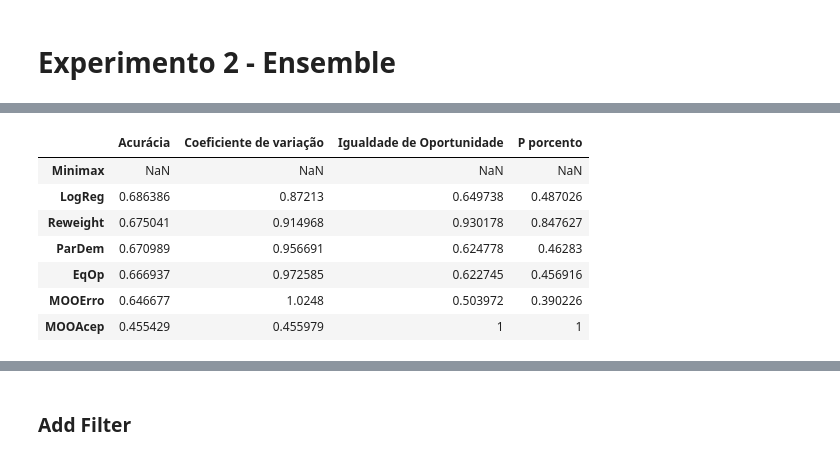
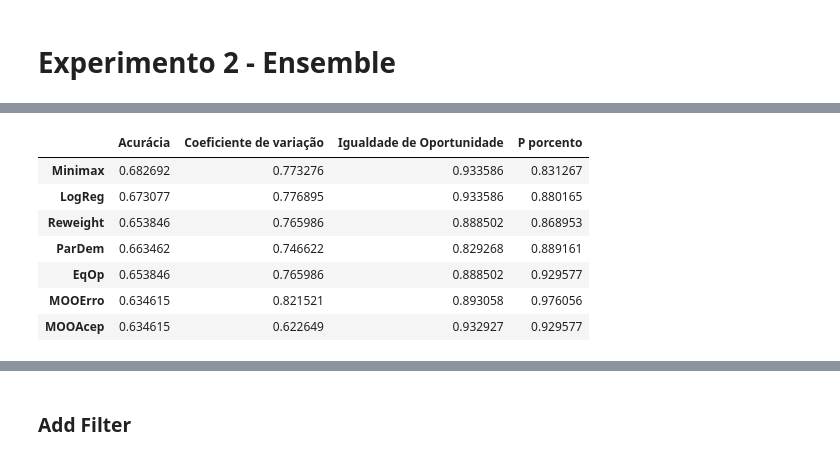
Before and after one commit to viguardieiro/moopt_fairness, a Jupyter notebook: Experimentos - Diversidade e Ensemble.ipynb, the cells around one changed output, grey strips where cells are left out. Saved outputs shown, nothing was run; the diff lists cells and outputs as text; code cells hidden in the pictures.

```diff
--- a/Experimentos - Diversidade e Ensemble.ipynb
+++ b/Experimentos - Diversidade e Ensemble.ipynb
@@ -42,13 +43,13 @@ line_color = {'Minimax': '#c9997e', 'LogReg':'#f781bf', 'Reweight':'#94cf92',
 #fair_feature = "not_white"
 #pred_feature = "Two_yr_Recidivism"
 
-#data = pd.read_csv("Datasets - Limpos/german.csv")
-#fair_feature = "Sex"
-#pred_feature = "Risk"
+data = pd.read_csv("Datasets - Limpos/german.csv")
+fair_feature = "Sex"
+pred_feature = "Risk"
 
-data = pd.read_csv("Datasets - Limpos/adult.csv")
-fair_feature = "race"
-pred_feature = "income"
+#data = pd.read_csv("Datasets - Limpos/adult.csv")
+#fair_feature = "race"
+#pred_feature = "income"
 # %%
 categories_fair_class = []
 
@@ -57,3 +58,8 @@ for index, row in data.iterrows():
         categories_fair_class.append(row[fair_feature])
     else:
         categories_fair_class.append(row[fair_feature]+2)
+# %%
+random1 = random.randint(0, 1000)
+print(random1)
+random2 = random.randint(0, 1000)
+print(random2)
@@ -61,11 +70,12 @@ for index, row in data.iterrows():
 X = data.drop([pred_feature], axis=1)
 y = data[pred_feature]
 
-X_tv, X_test, y_tv, y_test = train_test_split(X, y, test_size=int(data.shape[0]*0.2),stratify=categories_fair_class)
+X_tv, X_test, y_tv, y_test = train_test_split(X, y, test_size=int(data.shape[0]*0.2),stratify=categories_fair_class,
+                                             random_state=random1)
 
 ads = [categories_fair_class[i] for i in range(data.shape[0]) if i in X_tv.index.tolist()]
 X_train, X_val, y_train, y_val = train_test_split(X_tv, y_tv, test_size=int(data.shape[0]*0.2),
-                                                  stratify=ads)
+                                                  stratify=ads, random_state=random2)
 # %%
 other_solutions_list = {'Minimax': [], 'LogReg':[], 'Reweight':[], 'ParDem':[], 'EqOp':[]}
 # %% [markdown]
@@ -1110,8 +1102,11 @@ FigureWidget({
 # %%
 metrics = ['Acurácia', 'Coeficiente de variação', 'Igualdade de Oportunidade', 'P porcento']
 methods = ['Minimax', 'LogReg', 'Reweight', 'ParDem', 'EqOp', 'MOOErro','MOOAcep']
+map_labels = {'Acc': 'Acurácia', 'CV': 'Coeficiente de variação', 'EO': 'Igualdade de Oportunidade',
+               'DP': 'P porcento'}
 
 ens_resuls = pd.DataFrame(index=[method for method in methods], columns=metrics)
+
 
 # Filtrar indexes de acordo com o gráfico
 selected_idx = metrics_all.index
@@ -1120,7 +1115,7 @@ for dimension in fig.data[0]['dimensions']:
     constr = dimension['constraintrange']
     curr_pd = metrics_all.loc[selected_idx,:]
     if constr is not None:
-        selected_idx = curr_pd[(curr_pd[label]>=constr[0])&(curr_pd[label]<=constr[1])].index
+        selected_idx = curr_pd[(curr_pd[map_labels[label]]>=constr[0])&(curr_pd[map_labels[label]]<=constr[1])].index
 
 # Gerar ensembles:
 
@@ -1131,42 +1126,45 @@ models_moo_err = [("Model "+str(idx), moo_model.x)
             if ind_moo_err_min+idx in selected_idx]
 
 if len(models_moo_err) > 0:
-    ensemble_moo_err = SimpleVoting(estimators=models_moo_err, voting='soft')
+    ensemble_moo_err = SimpleVoting(estimators=models_moo_err, voting='soft', minimax=False)
     ens_resuls.loc['MOOErro',:] = calc_res(ensemble_moo_err)
 
 # Ensemble MooAcep
 ind_moo_acep_min = ind_moo_err_min+len(m_metrics['Acurácia'])
 models_moo_acep = [("Model "+str(idx), moo_model.x)
             for idx, moo_model in enumerate(moo_prob.solutionsList)
             if ind_moo_acep_min+idx in selected_idx]
 
 if len(models_moo_acep) > 0:
-    ensemble_moo_acep = SimpleVoting(estimators=models_moo_acep, voting='soft')
+    ensemble_moo_acep = SimpleVoting(estimators=models_moo_acep, voting='soft', minimax=False)
     ens_resuls.loc['MOOAcep',:] = calc_res(ensemble_moo_acep)
 
 idx_log = len(metrics_adult_min_aux["Acurácia"])
 idx_rew = idx_log + len(metrics_adult_log_aux["Acurácia"])
 idx_par = idx_rew + len(metrics_adult_rew_aux["Acurácia"])
 idx_eq = idx_par + len(metrics_adult_pp_aux["Acurácia"])
 idx_min = {'Minimax': 0, 'LogReg': idx_log, 'Reweight': idx_rew, 'ParDem': idx_par, 'EqOp':idx_eq}
 
 # Ensemble Outros
-for est in ['LogReg', 'Reweight', 'ParDem', 'EqOp']:#Minimax
+for est in ['LogReg', 'Reweight', 'ParDem', 'EqOp','Minimax']:
     models_est = [("Model "+str(idx), model)
                 for idx, model in other_solutions_list[est]
                 if idx_min[est]+idx in selected_idx]
 
     if len(models_est) > 0:
-        ensemble_est = SimpleVoting(estimators=models_est, voting='soft')
+        if est == 'Minimax':
+            ensemble_est = SimpleVoting(estimators=models_est, voting='soft', minimax=True)
+        else:
+            ensemble_est = SimpleVoting(estimators=models_est, voting='soft', minimax=False)
         ens_resuls.loc[est,:] = calc_res(ensemble_est)
 
 ens_resuls
 # %% [output]
 |  | Acurácia | Coeficiente de variação | Igualdade de Oportunidade | P porcento |
-| Minimax | NaN | NaN | NaN | NaN |
-| LogReg | 0.686386 | 0.87213 | 0.649738 | 0.487026 |
-| Reweight | 0.675041 | 0.914968 | 0.930178 | 0.847627 |
-| ParDem | 0.670989 | 0.956691 | 0.624778 | 0.46283 |
-| EqOp | 0.666937 | 0.972585 | 0.622745 | 0.456916 |
-| MOOErro | 0.646677 | 1.0248 | 0.503972 | 0.390226 |
-| MOOAcep | 0.455429 | 0.455979 | 1 | 1 |
+| Minimax | 0.682692 | 0.773276 | 0.933586 | 0.831267 |
+| LogReg | 0.673077 | 0.776895 | 0.933586 | 0.880165 |
+| Reweight | 0.653846 | 0.765986 | 0.888502 | 0.868953 |
+| ParDem | 0.663462 | 0.746622 | 0.829268 | 0.889161 |
+| EqOp | 0.653846 | 0.765986 | 0.888502 | 0.929577 |
+| MOOErro | 0.634615 | 0.821521 | 0.893058 | 0.976056 |
+| MOOAcep | 0.634615 | 0.622649 | 0.932927 | 0.929577 |
```
Also changed, not shown: parts of 28 cells of this notebook.
